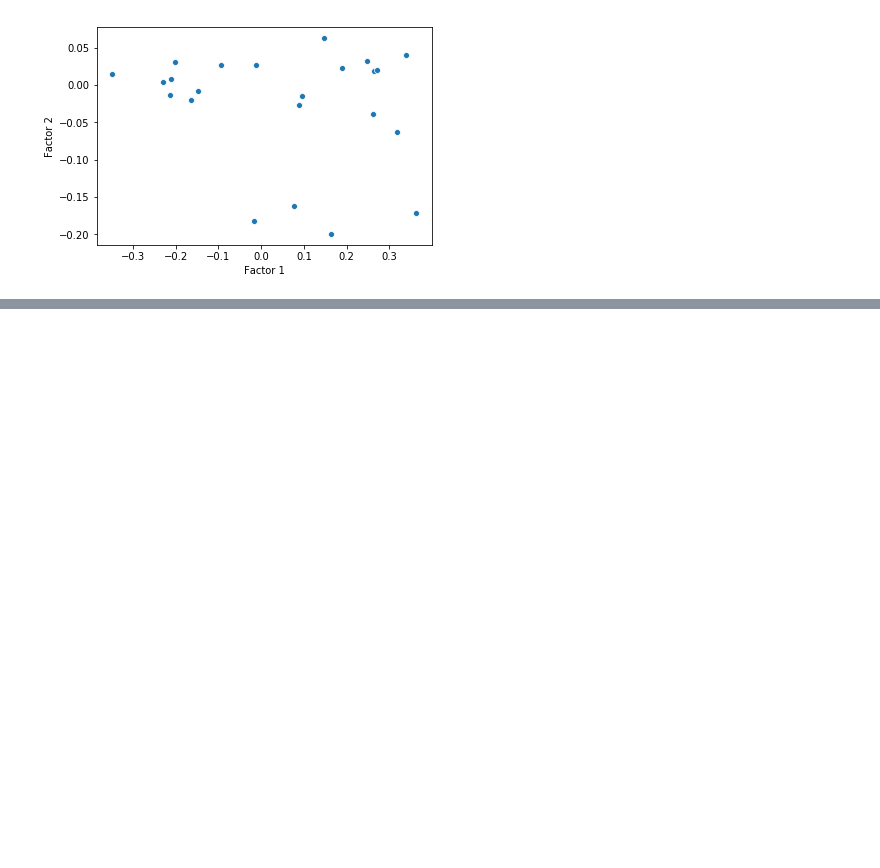
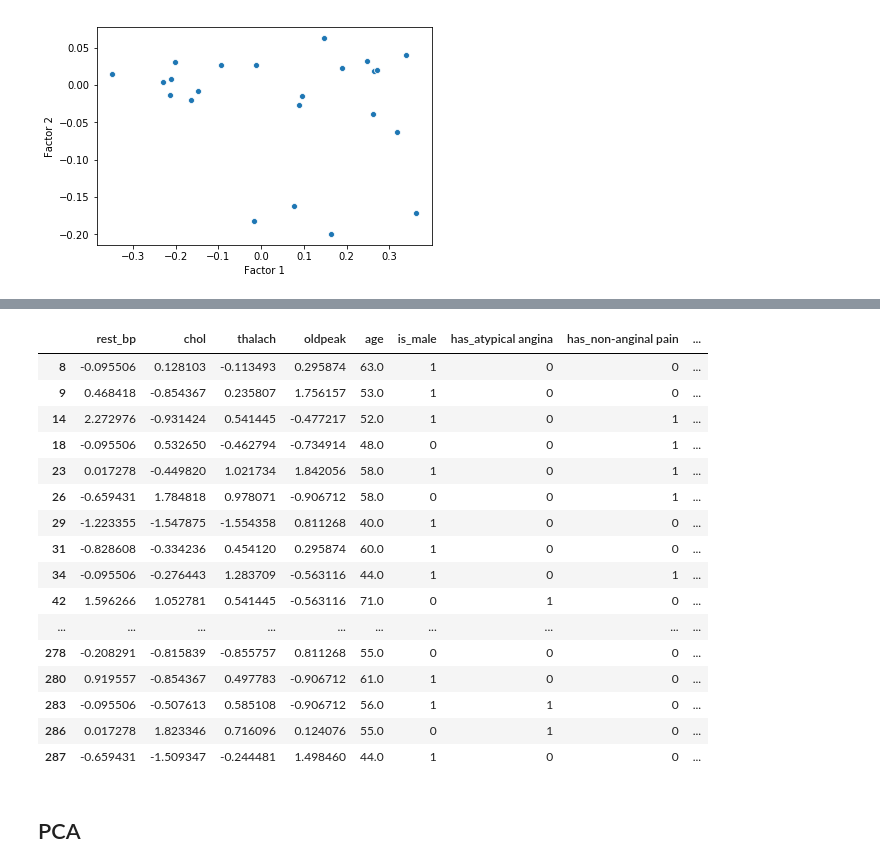
Before and after one commit to ekiMGlz/AplicadaIII, a Jupyter notebook: Final/Trabajo final.ipynb, the cells around one changed output, grey strips where cells are left out. Cells and saved outputs as stored; diff of their text form; code cells hidden in the pictures; blank space fills up the shorter version.

```diff
--- a/Final/Trabajo final.ipynb
+++ b/Final/Trabajo final.ipynb
@@ -535,0 +601,22 @@ array([1.03297252, 0.02276143])
+# %%
+X_test
+# %% [output]
+|  | rest_bp | chol | thalach | oldpeak | age | is_male | has_atypical angina | has_non-anginal pain | ... |
+| 8 | -0.095506 | 0.128103 | -0.113493 | 0.295874 | 63.0 | 1 | 0 | 0 | ... |
+| 9 | 0.468418 | -0.854367 | 0.235807 | 1.756157 | 53.0 | 1 | 0 | 0 | ... |
+| 14 | 2.272976 | -0.931424 | 0.541445 | -0.477217 | 52.0 | 1 | 0 | 1 | ... |
+| 18 | -0.095506 | 0.532650 | -0.462794 | -0.734914 | 48.0 | 0 | 0 | 1 | ... |
+| 23 | 0.017278 | -0.449820 | 1.021734 | 1.842056 | 58.0 | 1 | 0 | 1 | ... |
+| 26 | -0.659431 | 1.784818 | 0.978071 | -0.906712 | 58.0 | 0 | 0 | 1 | ... |
+| 29 | -1.223355 | -1.547875 | -1.554358 | 0.811268 | 40.0 | 1 | 0 | 0 | ... |
+| 31 | -0.828608 | -0.334236 | 0.454120 | 0.295874 | 60.0 | 1 | 0 | 0 | ... |
+| 34 | -0.095506 | -0.276443 | 1.283709 | -0.563116 | 44.0 | 1 | 0 | 1 | ... |
+| 42 | 1.596266 | 1.052781 | 0.541445 | -0.563116 | 71.0 | 0 | 1 | 0 | ... |
+| ... | ... | ... | ... | ... | ... | ... | ... | ... | ... |
+| 278 | -0.208291 | -0.815839 | -0.855757 | 0.811268 | 55.0 | 0 | 0 | 0 | ... |
+| 280 | 0.919557 | -0.854367 | 0.497783 | -0.906712 | 61.0 | 1 | 0 | 0 | ... |
+| 283 | -0.095506 | -0.507613 | 0.585108 | -0.906712 | 56.0 | 1 | 1 | 0 | ... |
+| 286 | 0.017278 | 1.823346 | 0.716096 | 0.124076 | 55.0 | 0 | 1 | 0 | ... |
+| 287 | -0.659431 | -1.509347 | -0.244481 | 1.498460 | 44.0 | 1 | 0 | 0 | ... |
+# %% [markdown]
+## PCA
```
Also changed, not shown: parts of 44 cells of this notebook, 3 other files.
